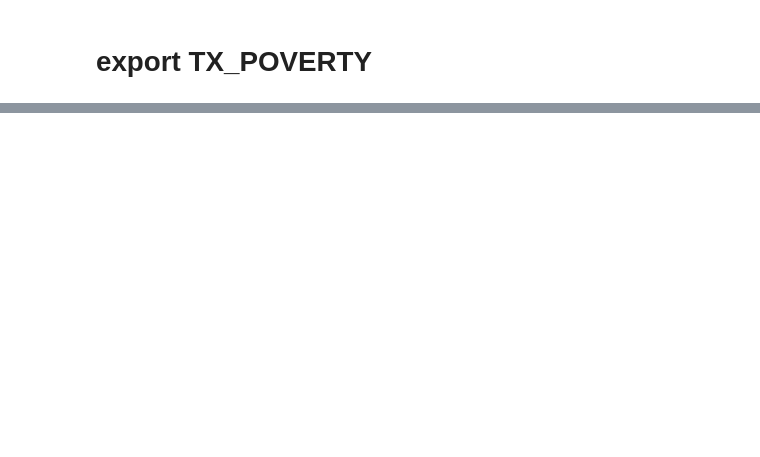
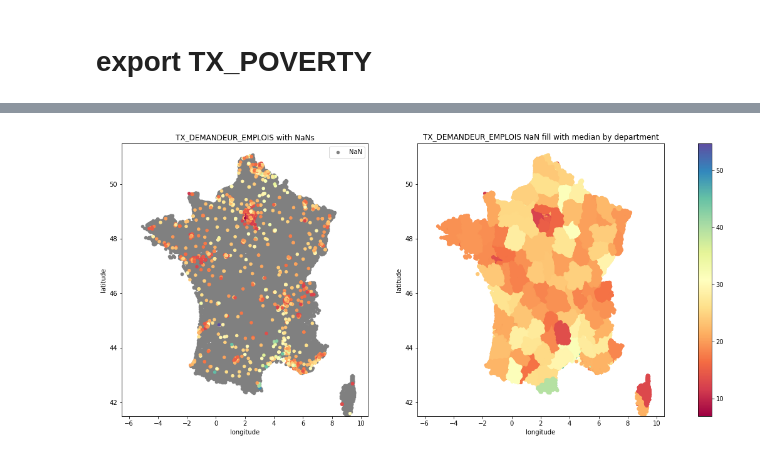
Before and after one commit to dataforgoodfr/batch8_mednum, a Jupyter notebook: notebooks/Getting_data_poverty.ipynb, the cells around one changed output, grey strips where cells are left out. Drawn from its saved outputs; the diff is of its cells as text; code cells hidden in the pictures; blank space fills up the shorter version.

Commit message:
plot demandeurs

```diff
--- a/notebooks/Getting_data_poverty.ipynb
+++ b/notebooks/Getting_data_poverty.ipynb
@@ -529,0 +551,4 @@ dataframe_total_median.to_csv('../data/taux_pauvrete.csv',index=False)
+# %%
+dataframe_demandeurs = data_emploi.loc[:,['CODE_INSEE','TX_DEMANDEUR_EMPLOIS']]
+dataframe_demandeurs['DEP'] = [str(X)[:2] for X in dataframe_demandeurs['CODE_INSEE']]
+dataframe_demandeurs.head()
@@ -529,0 +562,3 @@ dataframe_total_median.to_csv('../data/taux_pauvrete.csv',index=False)
+# %%
+TX_DEM_MEDIAN = dataframe_demandeurs.groupby(['DEP']).median().reset_index()
+TX_DEM_MEDIAN.head()
@@ -529,0 +574,6 @@ dataframe_total_median.to_csv('../data/taux_pauvrete.csv',index=False)
+# %%
+dataframe_total_demandeurs = pd.DataFrame(columns=['CODE_INSEE','TX_DEMANDEUR_EMPLOIS'])
+
+for dep,median in zip(TX_DEM_MEDIAN.DEP,TX_DEM_MEDIAN.TX_DEMANDEUR_EMPLOIS):
+    df = dataframe_demandeurs.loc[dataframe_demandeurs.DEP == dep,['CODE_INSEE','TX_DEMANDEUR_EMPLOIS']].fillna(value=median)
+    dataframe_total_demandeurs = pd.concat([dataframe_total_demandeurs,df])
@@ -529,0 +586,3 @@ dataframe_total_median.to_csv('../data/taux_pauvrete.csv',index=False)
+# %%
+demandeurs_fill_median = pd.merge(dataframe_total_demandeurs,data_gps,on='CODE_INSEE')
+demandeurs_fill_median.head()
@@ -529,0 +596,26 @@ dataframe_total_median.to_csv('../data/taux_pauvrete.csv',index=False)
+# %%
+fig, ax = plt.subplots(1,2,figsize = (18,8))
+
+data = data_emploi_gps
+index = data.TX_DEMANDEUR_EMPLOIS.isna()
+ax[0].scatter(data.longitude[index], data.latitude[index], c='gray', s=20,label="NaN")
+sc = ax[0].scatter(data.longitude[-index], data.latitude[-index], c=data.TX_DEMANDEUR_EMPLOIS[-index], s=20,cmap='Spectral')
+#fig.colorbar(sc,ax=ax[0])
+ax[0].set_title("TX_DEMANDEUR_EMPLOIS with NaNs")
+ax[0].legend()
+sc = ax[1].scatter(demandeurs_fill_median.longitude,demandeurs_fill_median.latitude, c=demandeurs_fill_median.TX_DEMANDEUR_EMPLOIS, s=25,cmap='Spectral')
+ax[1].set_title('TX_DEMANDEUR_EMPLOIS NaN fill with median by department')
+#fig.colorbar(sc,ax=ax[1])
+
+fig.subplots_adjust(right=0.96)
+fig.colorbar(sc, ax=ax.ravel().tolist())
+
+for i in ax:
+    i.set_xlim(-6.5, 10.5)
+    i.set_ylim(41.5, 51.5)
+    i.set_xlabel('longitude')
+    i.set_ylabel('latitude')
+#plt.savefig('TX_DEMANDEUR_EMPLOIS.png', bbox_inches='tight')
+plt.show()
+# %% [output]
+[figure, added]
```
Also changed, not shown: parts of 45 cells of this notebook, 1 other file.
